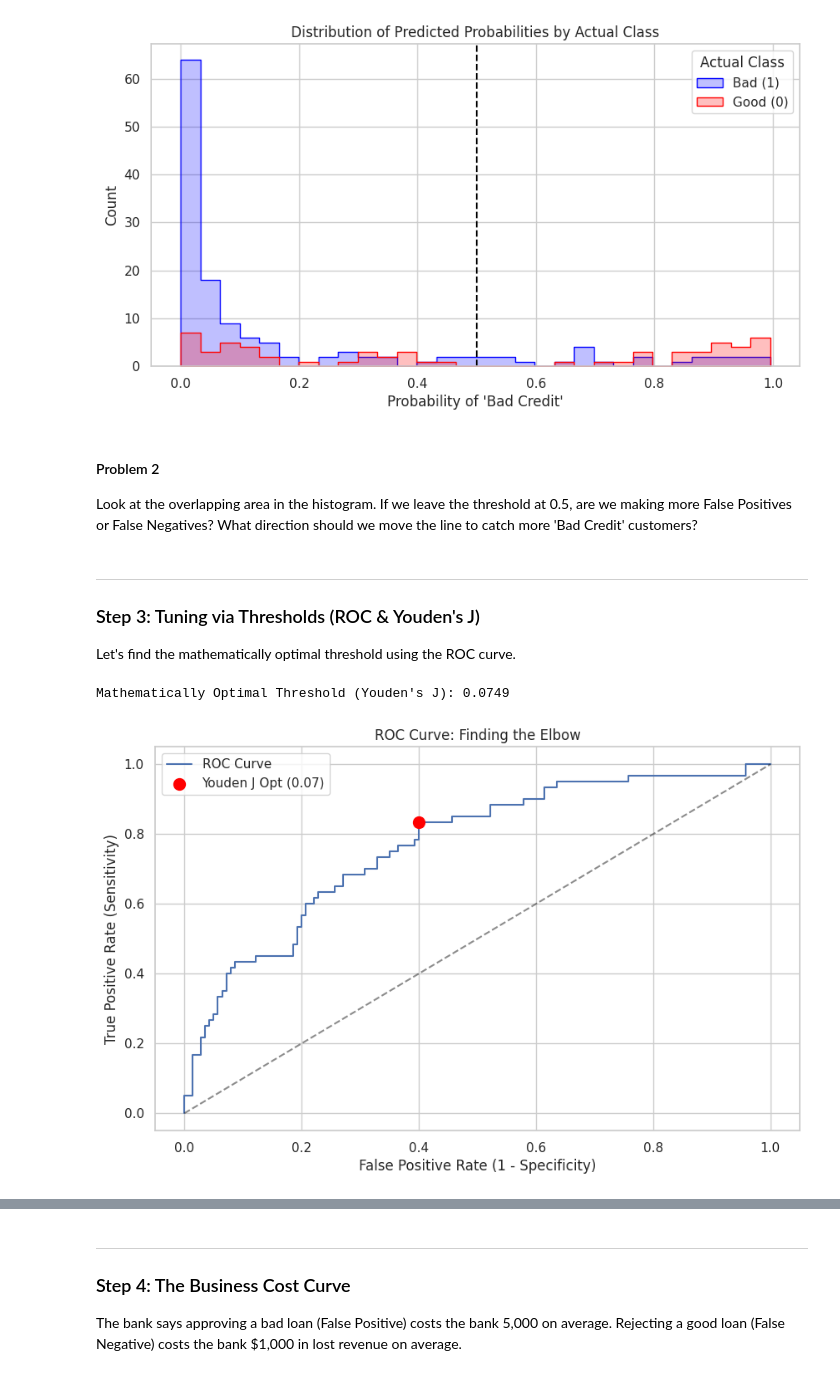
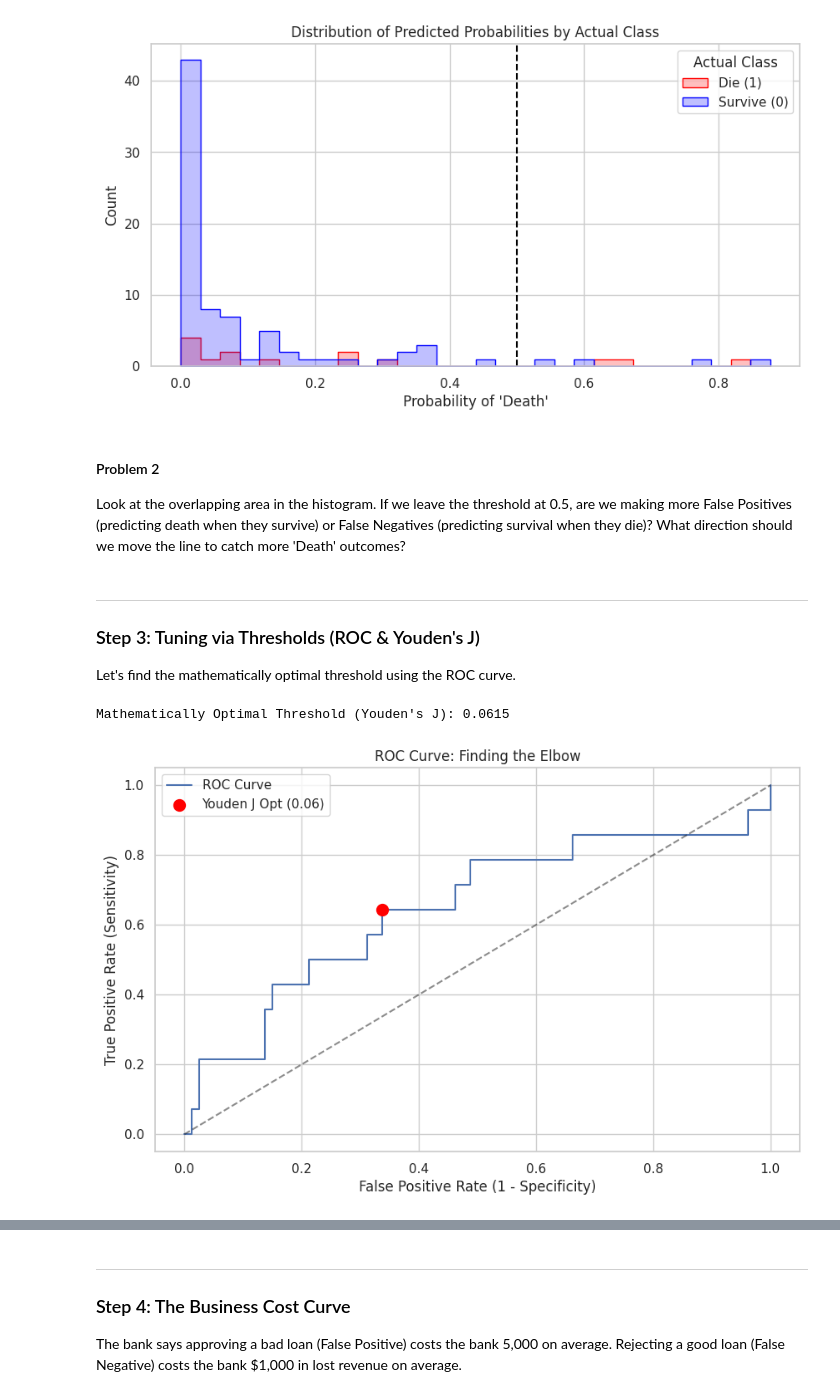
Before and after one commit to bsheese/cs377, a Jupyter notebook: 18_classification/18_1_Classification_Basics/18_1_4_x_Exercise_Two_Parts.ipynb, the cells around one changed output, grey strips where cells are left out. Cells and saved outputs as stored; diff of their text form; code cells hidden in the pictures.

```diff
--- a/18_classification/18_1_Classification_Basics/18_1_4_x_Exercise_Two_Parts.ipynb
+++ b/18_classification/18_1_Classification_Basics/18_1_4_x_Exercise_Two_Parts.ipynb
@@ -36,9 +36,9 @@ plt.rcParams["figure.figsize"] = (10, 6)
 # %%
 # 1. Load data
-print("Loading Credit-G dataset...")
-credit_data = fetch_openml(name='credit-g', version=1, as_frame=True, parser='auto')
-X = credit_data.data
-y = credit_data.target.map({'good': 0, 'bad': 1})
+print("Loading Thoracic Surgery dataset...")
+surgery_data = fetch_openml(data_id=4329, as_frame=True, parser='auto')
+X = surgery_data.data
+y = surgery_data.target.map({'F': 0, 'T': 1})
 
 # 2. Preprocess: Clean feature names and Encode
 def clean_feature_names(df):
@@ -70,7 +70,7 @@ acc = accuracy_score(y_test, y_pred)
 print(f"Baseline Accuracy: {acc:.2%}")
 
 disp = ConfusionMatrixDisplay.from_predictions(
-    y_test, y_pred, display_labels=['Good', 'Bad'], cmap='Blues'
+    y_test, y_pred, display_labels=['Survive (0)', 'Die (1)'], cmap='Blues'
 )
 plt.title("Baseline 2x2 Confusion Matrix")
 plt.grid(False)
@@ -90,19 +82,19 @@ Baseline Accuracy: 72.50%
 # %%
-# Get probabilities for the positive class (Bad Credit)
+# Get probabilities for the positive class (Death within 1 yr)
 y_proba = baseline_model.predict_proba(X_test)[:, 1]
 
 plt.figure(figsize=(10, 5))
 sns.histplot(x=y_proba, hue=y_test, bins=30, element="step", palette={0: "blue", 1: "red"})
 plt.axvline(x=0.5, color='black', linestyle='--', label='Default Threshold (0.5)')
 plt.title("Distribution of Predicted Probabilities by Actual Class")
-plt.xlabel("Probability of 'Bad Credit'")
-plt.legend(title="Actual Class", labels=["Bad (1)", "Good (0)"])
+plt.xlabel("Probability of 'Death'")
+plt.legend(title="Actual Class", labels=["Die (1)", "Survive (0)"])
 plt.show()
 # %% [output]
-[figure, old version]
+[figure, new version]
 # %% [markdown]
 #### Problem 2
-Look at the overlapping area in the histogram. If we leave the threshold at 0.5, are we making more False Positives or False Negatives? What direction should we move the line to catch more 'Bad Credit' customers?
+Look at the overlapping area in the histogram. If we leave the threshold at 0.5, are we making more False Positives (predicting death when they survive) or False Negatives (predicting survival when they die)? What direction should we move the line to catch more 'Death' outcomes?
 # %% [markdown]
 ***
 ### Step 3: Tuning via Thresholds (ROC & Youden's J)
@@ -127,5 +119,5 @@ plt.title("ROC Curve: Finding the Elbow")
 plt.legend()
 plt.show()
 # %% [output]
-Mathematically Optimal Threshold (Youden's J): 0.0749
+Mathematically Optimal Threshold (Youden's J): 0.0615
-[figure, old version]
+[figure, new version]
```
Also changed, not shown: parts of 14 cells of this notebook, 1 other file.
